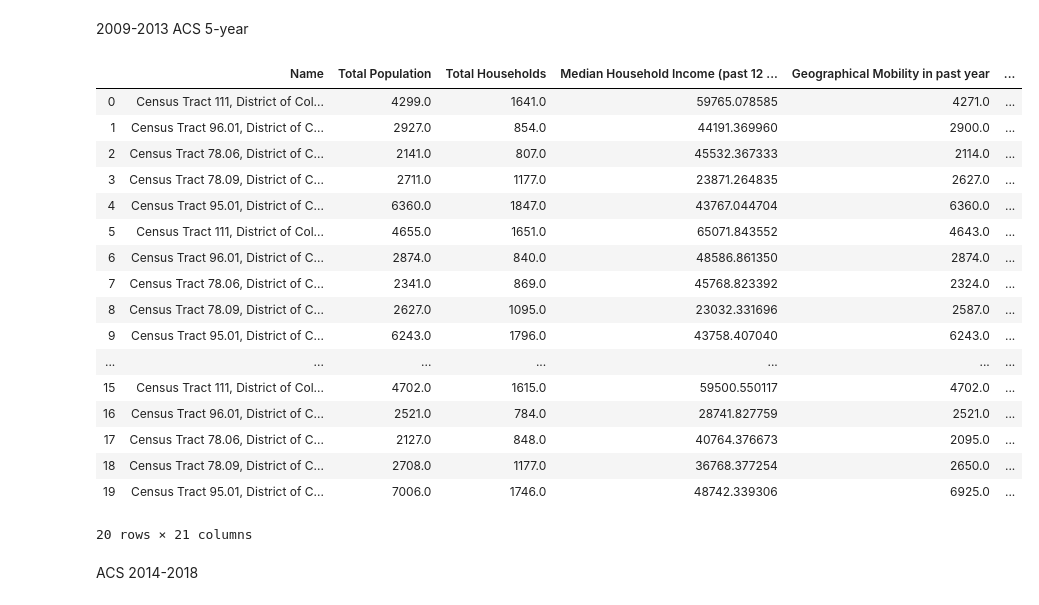
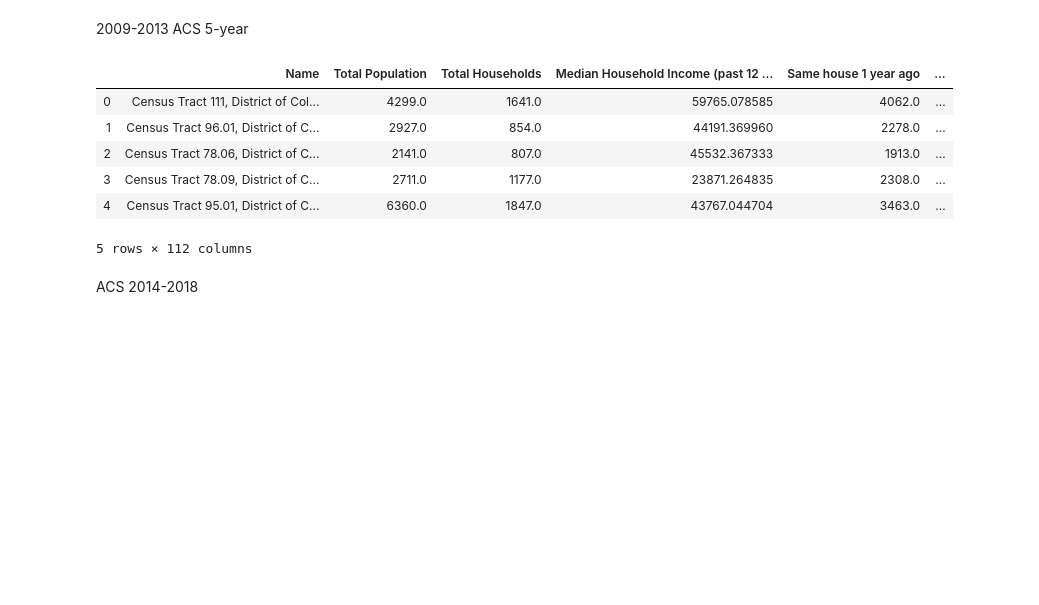
Before and after one commit to jsmith6112/Food-Deserts, a Jupyter notebook: Census_Project_Data.ipynb, the cells around one changed output. Cells and saved outputs as stored; diff of their text form; code cells hidden in the pictures; blank space fills up the shorter version.

```diff
--- a/Census_Project_Data.ipynb
+++ b/Census_Project_Data.ipynb
@@ -1,14 +19,6 @@
 # %%
-# Dependencies
-import numpy as np
-import pandas as pd
-import matplotlib.pyplot as plt
-import requests
-from census import Census
-from us import states
-
 # Census & gmaps API Keys
 from config import (api_key)
 
 #pull tracts that were food deserts in 2010 and are not longer in 2015
-tracts = ['011100', '009601', '007806', '007809', '009501']
+tracts = ['011100', '009601', '007806', '007809', '009501', '002102', '007301', '007401', '007603']
@@ -58,50 +170,48 @@ renamed_variables = {"NAME": "Name",
 # %%
-#tracts = ['011100', '009601', '007806', '007809', '009501']
+#Income and earnings estimates in the 2009-2013 ACS 5-year data set are inflation-adjusted to 2013 dollars.
+#Income and earnings estimates in the 2014-2018 ACS 5-year data set are inflation-adjusted to 2018 dollars.
+
+#set years to pull
 years1 = [2010, 2011, 2012, 2013]
 
+#create list to hold pulled variables
 converted_deserts_census_data1 = []
 
+#loop through each year and tract
 for yr1 in years1:
     c2009_2013 = Census(api_key, year=yr1)
 
     for tract in tracts:
 
         census_data_2009_2013 = c2009_2013.acs5.get((variables),
                          {'for': f"tract:{tract}", 'in': 'state:{} county:001'.format(states.DC.fips)})
 
+        #add year variable to dictionary of variables pulled to keep track of year
         census_data_2009_2013[0].update({"year": yr1})
 
         converted_deserts_census_data1.append(census_data_2009_2013[0])
 
+        #convert to dataframe
         converted_deserts_census_2009_2013df = pd.DataFrame(converted_deserts_census_data1)
 
+        #renamed columns are defined in beginning of notebook
         converted_deserts_census_2009_2013df = converted_deserts_census_2009_2013df.rename(columns=renamed_variables)
 
-#adjust to 2018 inflation rate
+
+#adjust to 2018 inflation rate to match adjusted rates for 2014+
 converted_deserts_census_2009_2013df['Median Household Income (past 12 months)'] = converted_deserts_census_2009_2013df['Median Household Income (past 12 months)'] * 1.07970803
 converted_deserts_census_2009_2013df['Per Capita Income'] = converted_deserts_census_2009_2013df['Per Capita Income'] * 1.07970803
 
 
-converted_deserts_census_2009_2013df
+converted_deserts_census_2009_2013df.head()
 # %% [output]
-|  | Name | Total Population | Total Households | Median Household Income (past 12 ... | Geographical Mobility in past year | ... |
-| 0 | Census Tract 111, District of Col... | 4299.0 | 1641.0 | 59765.078585 | 4271.0 | ... |
-| 1 | Census Tract 96.01, District of C... | 2927.0 | 854.0 | 44191.369960 | 2900.0 | ... |
-| 2 | Census Tract 78.06, District of C... | 2141.0 | 807.0 | 45532.367333 | 2114.0 | ... |
-| 3 | Census Tract 78.09, District of C... | 2711.0 | 1177.0 | 23871.264835 | 2627.0 | ... |
-| 4 | Census Tract 95.01, District of C... | 6360.0 | 1847.0 | 43767.044704 | 6360.0 | ... |
-| 5 | Census Tract 111, District of Col... | 4655.0 | 1651.0 | 65071.843552 | 4643.0 | ... |
-| 6 | Census Tract 96.01, District of C... | 2874.0 | 840.0 | 48586.861350 | 2874.0 | ... |
-| 7 | Census Tract 78.06, District of C... | 2341.0 | 869.0 | 45768.823392 | 2324.0 | ... |
-| 8 | Census Tract 78.09, District of C... | 2627.0 | 1095.0 | 23032.331696 | 2587.0 | ... |
-| 9 | Census Tract 95.01, District of C... | 6243.0 | 1796.0 | 43758.407040 | 6243.0 | ... |
-| ... | ... | ... | ... | ... | ... | ... |
-| 15 | Census Tract 111, District of Col... | 4702.0 | 1615.0 | 59500.550117 | 4702.0 | ... |
-| 16 | Census Tract 96.01, District of C... | 2521.0 | 784.0 | 28741.827759 | 2521.0 | ... |
-| 17 | Census Tract 78.06, District of C... | 2127.0 | 848.0 | 40764.376673 | 2095.0 | ... |
-| 18 | Census Tract 78.09, District of C... | 2708.0 | 1177.0 | 36768.377254 | 2650.0 | ... |
-| 19 | Census Tract 95.01, District of C... | 7006.0 | 1746.0 | 48742.339306 | 6925.0 | ... |
+|  | Name | Total Population | Total Households | Median Household Income (past 12 ... | Same house 1 year ago | ... |
+| 0 | Census Tract 111, District of Col... | 4299.0 | 1641.0 | 59765.078585 | 4062.0 | ... |
+| 1 | Census Tract 96.01, District of C... | 2927.0 | 854.0 | 44191.369960 | 2278.0 | ... |
+| 2 | Census Tract 78.06, District of C... | 2141.0 | 807.0 | 45532.367333 | 1913.0 | ... |
+| 3 | Census Tract 78.09, District of C... | 2711.0 | 1177.0 | 23871.264835 | 2308.0 | ... |
+| 4 | Census Tract 95.01, District of C... | 6360.0 | 1847.0 | 43767.044704 | 3463.0 | ... |
-20 rows × 21 columns
+5 rows × 112 columns
 # %% [markdown]
 ACS 2014-2018
 # %%
```
Also changed, not shown: parts of 10 cells of this notebook, 1 other file.
